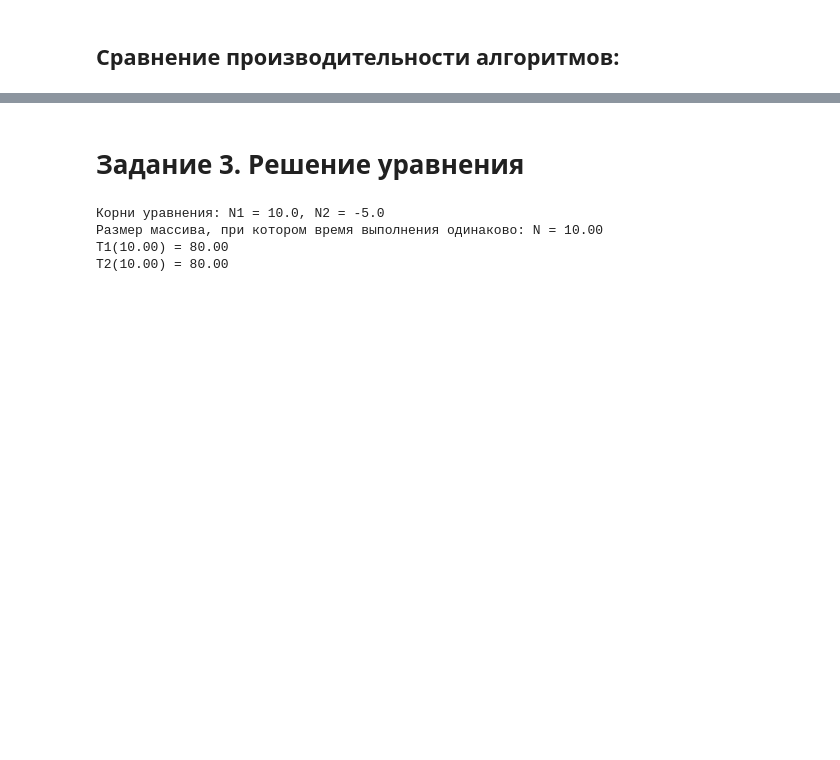
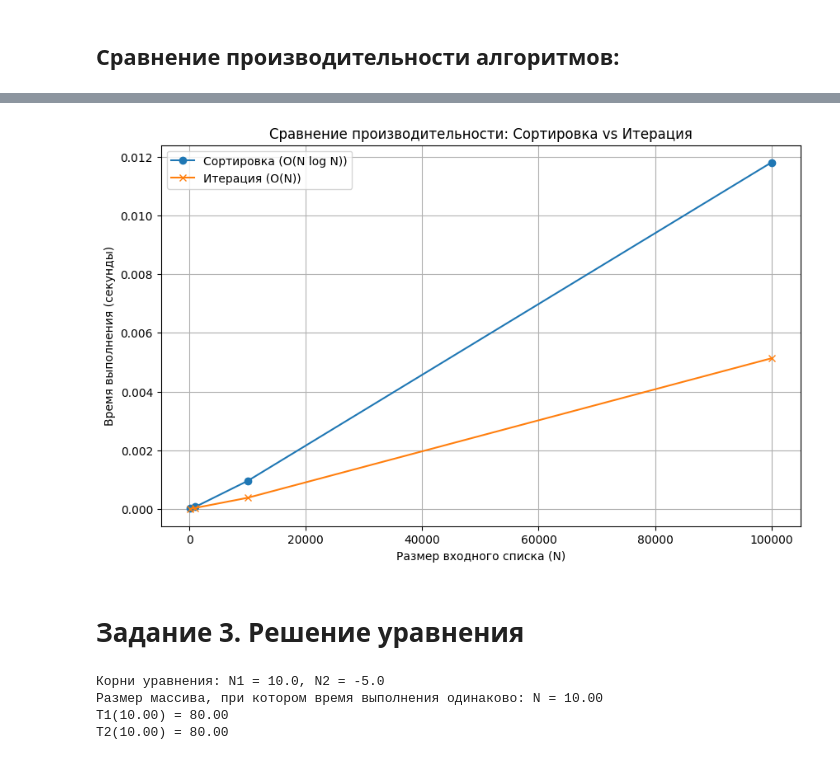
Before and after one commit to serk4s/1_lab_for_struckturi, a Jupyter notebook: 1lab_for_strukturi.ipynb, the cells around one changed output, grey strips where cells are left out. Drawn from its saved outputs; the diff is of its cells as text; code cells hidden in the pictures; blank space fills up the shorter version.

```diff
--- a/1lab_for_strukturi.ipynb
+++ b/1lab_for_strukturi.ipynb
@@ -144,29 +186,62 @@ print(f"Три наибольших числа (алгоритм 2): {result}")
 # %% [markdown]
 ## Сравнение производительности алгоритмов:
 # %%
-list_sizes = [100, 500, 1000, 5000, 10000, 20000, 50000]
-times_sort = []
-times_single = []
+import random
+import time
+import matplotlib.pyplot as plt
 
-print("Сравнение производительности алгоритмов:")
-print("Размер | Время сортировки | Время однопроходный | Отношение")
-print("-" * 65)
+def find_three_largest_sorting(nums):
+    """Находит три самых больших числа с помощью сортировки."""
+    if len(nums) < 3:
+        return sorted(nums, reverse=True)
+    nums.sort(reverse=True)
+    return nums[:3]
 
-for size in list_sizes:
-    test_list = [random.randint(1, 1000000) for _ in range(size)]
+def find_three_largest_iteration(nums):
+    """Находит три самых больших числа с помощью одной итерации."""
+    if len(nums) < 3:
+        return sorted(nums, reverse=True)
 
-    # Алгоритм 1
-    start_time = time.time()
-    find_top_three_sort(test_list.copy())
-    time_sort = time.time() - start_time
-    times_sort.append(time_sort)
+    largest, second_largest, third_largest = float('-inf'), float('-inf'), float('-inf')
 
-    # Алгоритм 2
-    start_time = time.time()
-    find_top_three_single_pass(test_list.copy())
-    time_single = time.time() - start_time
-    times_single.append(time_single)
+    for num in nums:
+        if num > largest:
+            third_largest = second_largest
+            second_largest = largest
+            largest = num
+        elif num > second_largest:
+            third_largest = second_largest
+            second_largest = num
+        elif num > third_largest:
+            third_largest = num
 
-    ratio = time_sort / time_single if time_single > 0 else float('inf')
-    print(f"{size:6d} | {time_sort:15.6f} | {time_single:19.6f} | {ratio:8.2f}x")
+    return [largest, second_largest, third_largest]
+
+# Строим график производительности для обоих алгоритмов
+sizes = [10**i for i in range(2, 6)]
+times_sorting = []
+times_iteration = []
+
+for size in sizes:
+    test_list = [random.randint(1, size) for _ in range(size)]
+
+    start_time_sort = time.time()
+    find_three_largest_sorting(test_list)
+    end_time_sort = time.time()
+    times_sorting.append(end_time_sort - start_time_sort)
+
+    start_time_iter = time.time()
+    find_three_largest_iteration(test_list)
+    end_time_iter = time.time()
+    times_iteration.append(end_time_iter - start_time_iter)
+
+plt.figure(figsize=(10, 6))
+plt.plot(sizes, times_sorting, label='Сортировка (O(N log N))', marker='o')
+plt.plot(sizes, times_iteration, label='Итерация (O(N))', marker='x')
+plt.title('Сравнение производительности: Сортировка vs Итерация')
+plt.xlabel('Размер входного списка (N)')
+plt.ylabel('Время выполнения (секунды)')
+plt.grid(True)
+plt.legend()
+plt.show()
 # %% [output]
@@ -183,3 +248,4 @@ for size in list_sizes:
+[figure, added]
 # %% [markdown]
 # Задание 3. Решение уравнения
 # %%
```
Also changed, not shown: parts of 12 cells of this notebook, 1 other file.
